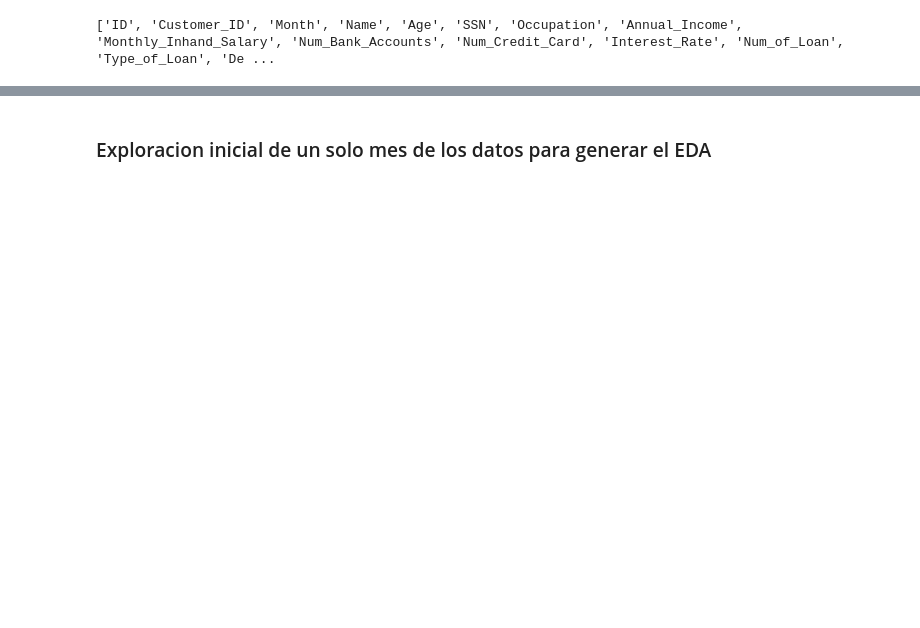
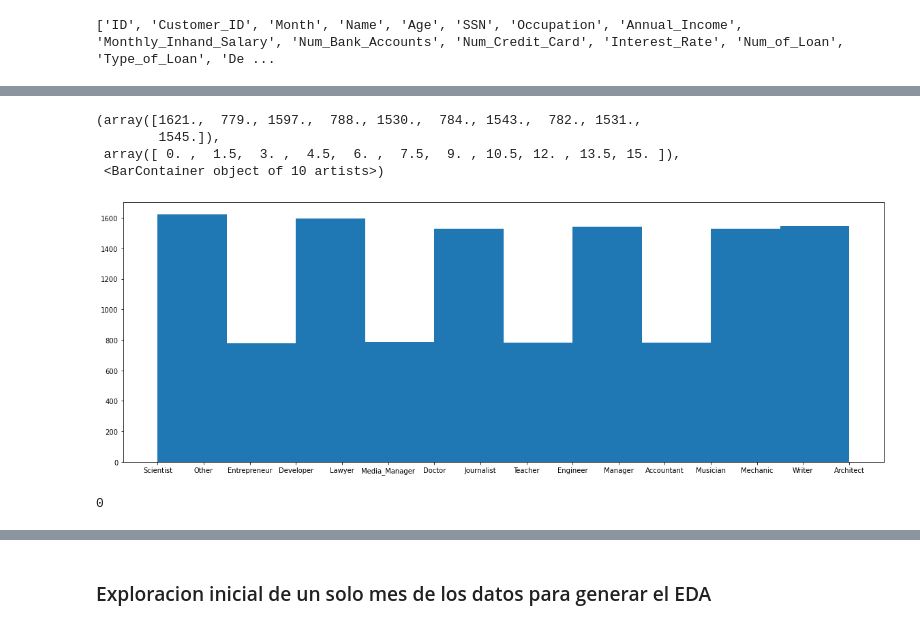
Before and after one commit to JuanPalms/Data-Mining, a Jupyter notebook: EDA_Scoring.ipynb, the cells around one changed output, grey strips where cells are left out. Cells and saved outputs as stored; diff of their text form; code cells hidden in the pictures; blank space fills up the shorter version.

```diff
--- a/EDA_Scoring.ipynb
+++ b/EDA_Scoring.ipynb
@@ -240,0 +544,7 @@ print(datos_train['Month'].nbytes)
+# %%
+#OCCUPATION
+Enero_train = pd.merge(Enero_train, modes_occupation, on="Customer_ID", how="left")
+#en esta linea le pongo nombre correcto a la columna que acabo de meter la moda esta guardada como cero
+Enero_train.rename(columns={0:"Moda_Ocupacion"},inplace=True)
+Enero_train['Occupation'].fillna(Enero_train['Moda_Ocupacion'],inplace=True)
+Enero_train['Occupation']= Enero_train['Occupation'].str.replace('_______', 'Other').astype('category')
@@ -240,0 +555,9 @@ print(datos_train['Month'].nbytes)
+# %%
+fig = plt.figure(1, figsize=(20, 7))
+plt.hist(Enero_train['Occupation'])
+# %% [output]
+(array([1621.,  779., 1597.,  788., 1530.,  784., 1543.,  782., 1531.,
+        1545.]),
+ array([ 0. ,  1.5,  3. ,  4.5,  6. ,  7.5,  9. , 10.5, 12. , 13.5, 15. ]),
+ <BarContainer object of 10 artists>)
+[figure, added]
@@ -240,0 +570,4 @@ print(datos_train['Month'].nbytes)
+# %%
+Enero_train['Monthly_Inhand_Salary'].isna().sum()
+# %% [output]
+0
```
Also changed, not shown: parts of 105 cells of this notebook.
